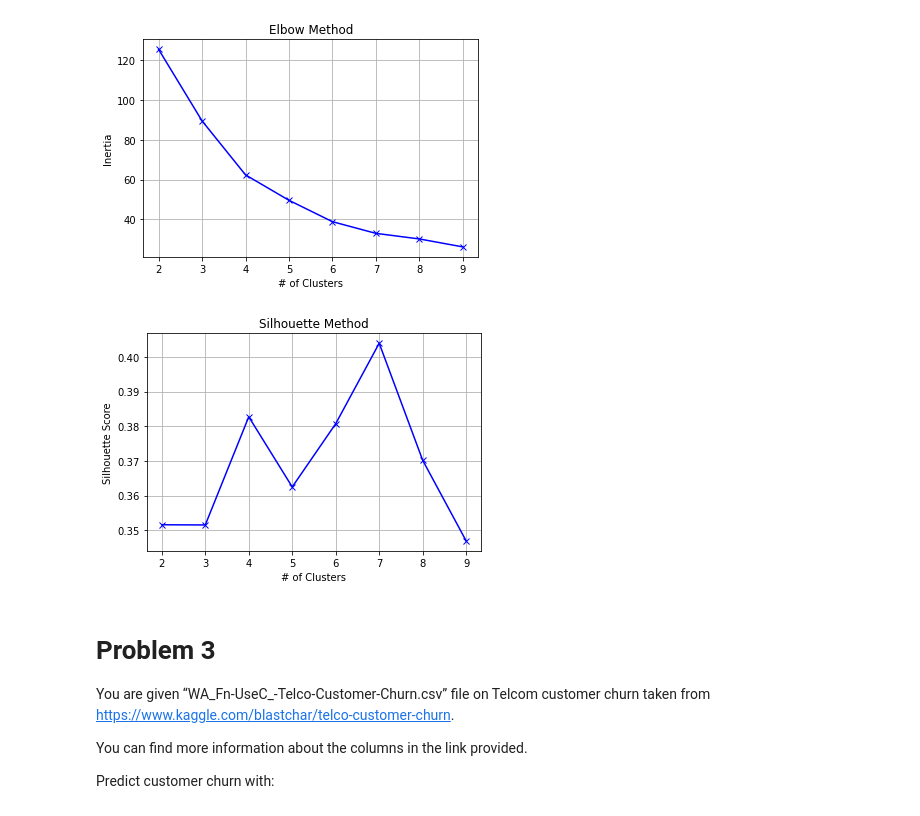
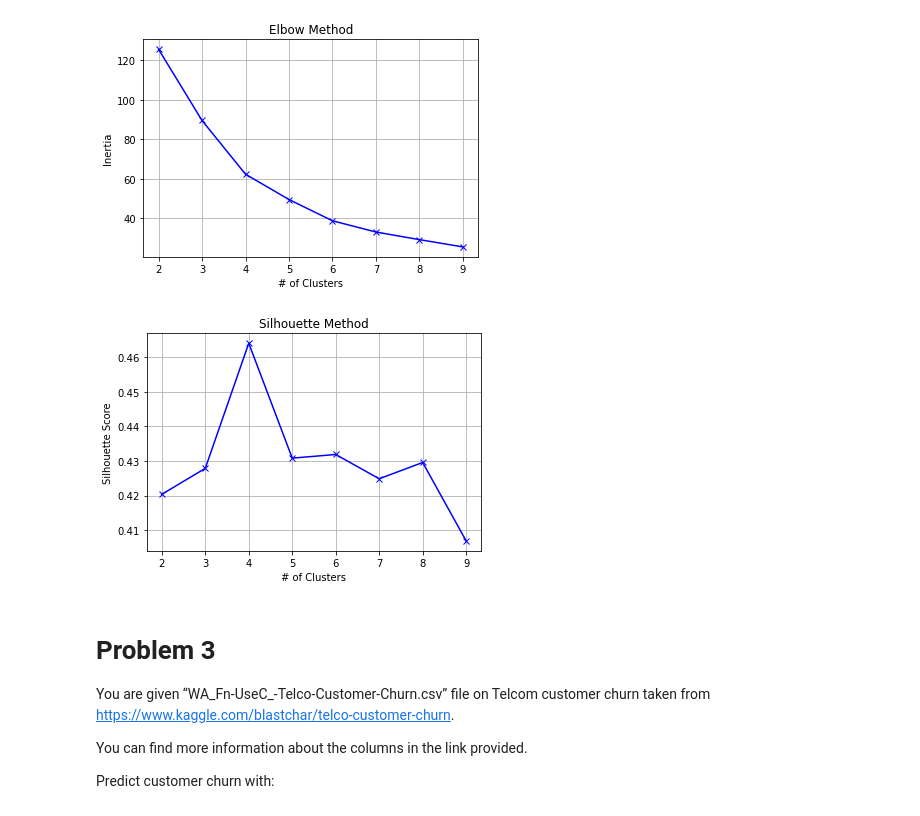
Before and after one commit to yukosgiti/BBL_536E_HW2, a Jupyter notebook: kapany_bbl536e_homework2.ipynb, the cells around one changed output. Saved outputs shown, nothing was run; the diff lists cells and outputs as text; code cells hidden in the pictures.

```diff
--- a/kapany_bbl536e_homework2.ipynb
+++ b/kapany_bbl536e_homework2.ipynb
@@ -157,25 +167,26 @@ plt.show()
 # %%
 from sklearn.metrics import silhouette_score
 from matplotlib import pyplot as plt
 
 scores = []
 # Add silhouette score for each k.
 for k in range(2, 10):
-    labels = model.fit_predict(X)
+    model = KMeans(n_clusters=k)
+    labels = model.fit_predict(scaled_X)
 
-    score = silhouette_score(X, labels=labels)
+    score = silhouette_score(scaled_X, labels=labels)
     scores.append(score)
 
 # Show silhouette scores on plot.
 plt.plot(list(range(2, 10)), scores, "bx-")
 plt.grid(True)
 plt.xlabel("# of Clusters")
 plt.xticks(list(range(2, 10)))
 plt.ylabel("Silhouette Score")
 plt.title("Silhouette Method")
 plt.show()
 # %% [output]
-[figure, old version]
+[figure, new version]
 # %% [markdown]
 # Problem 3
 
```
Also changed, not shown: parts of 2 cells of this notebook, 1 other file.
